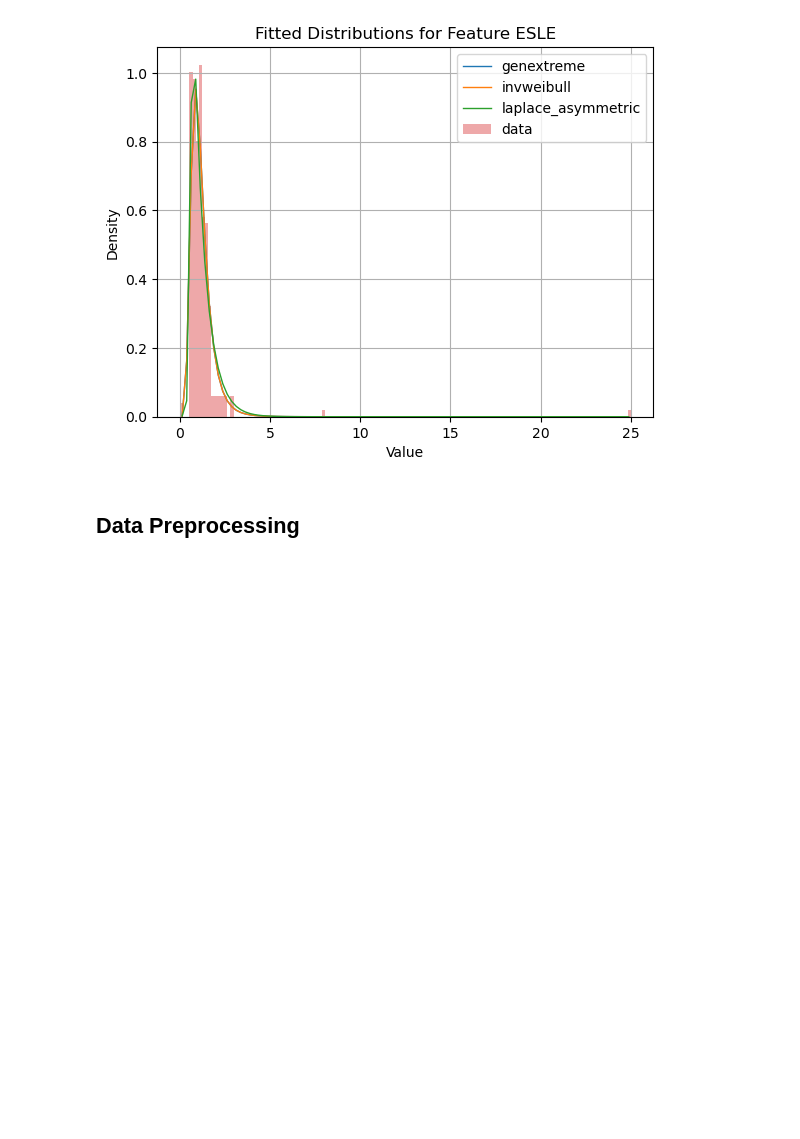
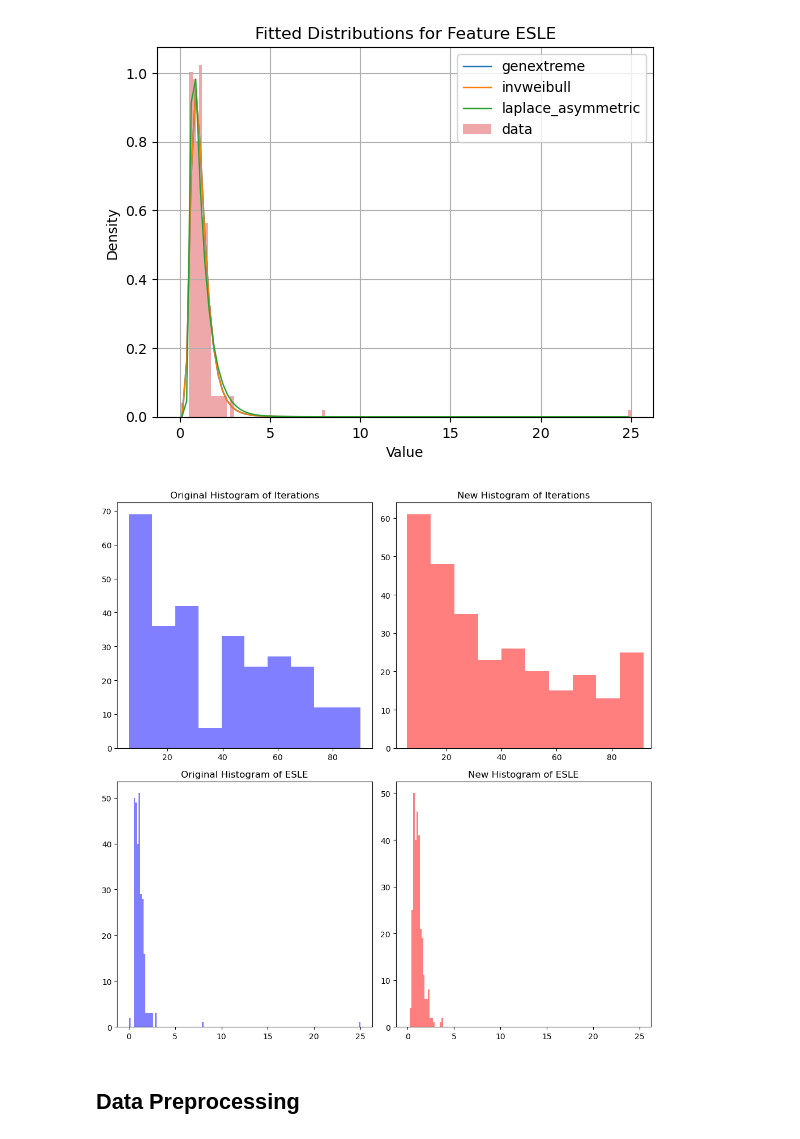
Before and after one commit to leobt23/Computational_Intelligence_forIOT, a Jupyter notebook: project_1/project_NNs.ipynb, the cells around one changed output. Saved outputs shown, nothing was run; the diff lists cells and outputs as text; code cells hidden in the pictures; blank space fills up the shorter version.

```diff
--- a/project_1/project_NNs.ipynb
+++ b/project_1/project_NNs.ipynb
@@ -187,3 +199,45 @@ for feature in data.columns:
+# %%
+# unpacking the parameters, from pickle file
+with open('params.pkl', 'rb') as f:
+    params_iterations, params_esle = pickle.load(f)
+
+
+# fixing the random seed
+np.random.seed(100)
+
+# Generating new data using these parameters
+new_Iterations = stats.johnsonsb.rvs(*params_iterations, size=len(data['Iterations']))
+new_ESLE = stats.genextreme.rvs(*params_esle, size=len(data['ESLE']))
+# %%
+# comparing the histograms of the original and new data
+fig, ax = plt.subplots(2, 2, figsize=(10, 10))
+
+# Plotting old histogram for Iterations
+ax[0, 0].hist(data['Iterations'], bins='auto', alpha=0.5, color='blue')
+ax[0, 0].set_title('Original Histogram of Iterations')
+
+xmin1, xmax1 = ax[0, 0].get_xlim()
+
+# Plotting new histogram for Iterations
+ax[0, 1].hist(new_Iterations, bins='auto', alpha=0.5, color='red')
+ax[0, 1].set_xlim([xmin1, xmax1])  # setting the same x-axis limits
+ax[0, 1].set_title('New Histogram of Iterations')
+
+# Plotting old histogram for ESLE
+ax[1, 0].hist(data['ESLE'], bins='auto', alpha=0.5, color='blue')
+ax[1, 0].set_title('Original Histogram of ESLE')
+
+xmin2, xmax2 = ax[1, 0].get_xlim()
+
+# Plotting new histogram for ESLE
+ax[1, 1].hist(new_ESLE, bins='auto', alpha=0.5, color='red')
+ax[1, 1].set_xlim([xmin2, xmax2])  # setting the same x-axis limits
+ax[1, 1].set_title('New Histogram of ESLE')
+
+plt.tight_layout()
+plt.show()
+# %% [output]
+[figure, added]
 # %% [markdown]
 ## Data Preprocessing
 # %% [markdown]
```
Also changed, not shown: parts of 4 cells of this notebook, 2 other files.
